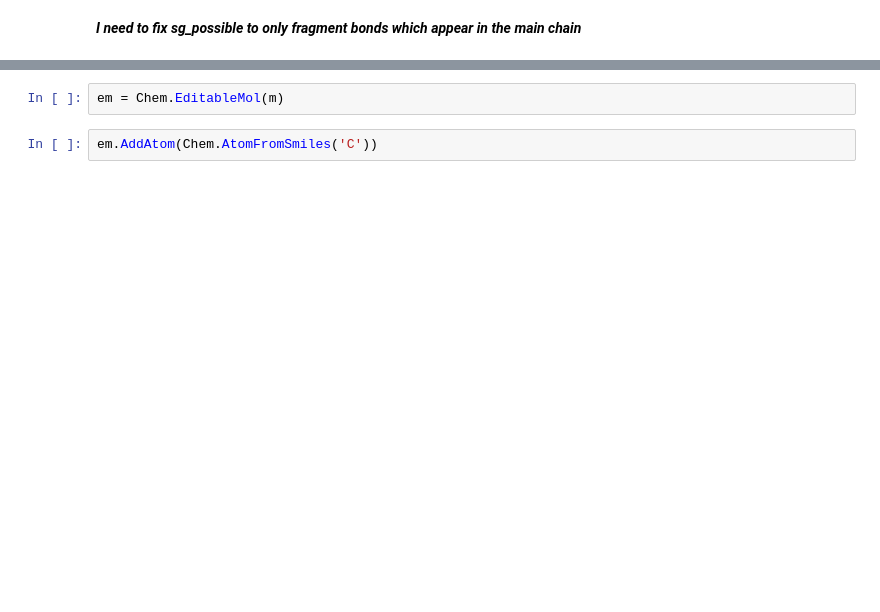
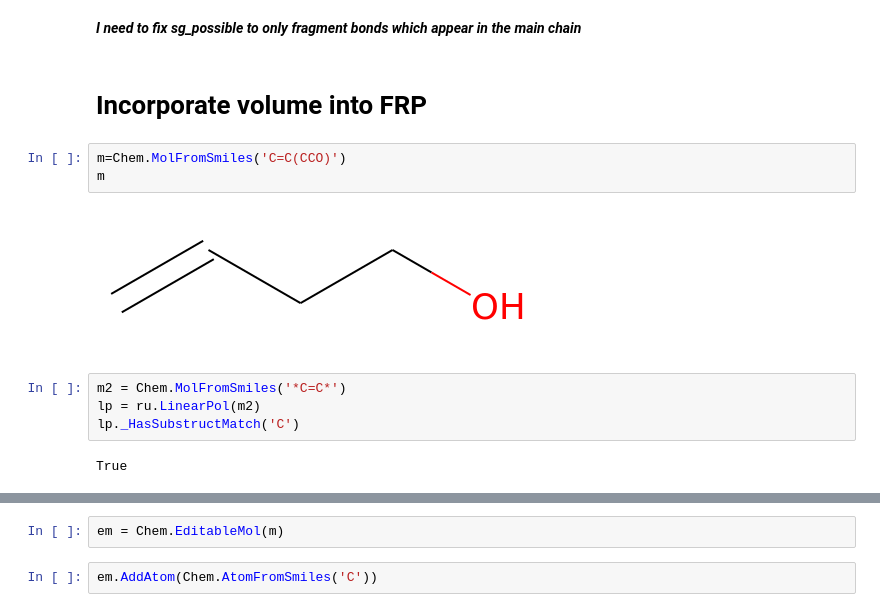
Before and after one commit to rishigurnani/hMOFs-Snurr, a Jupyter notebook: fall20_mse_8803.ipynb, the cells around one changed output, grey strips where cells are left out. Drawn from its saved outputs; the diff is of its cells as text; blank space fills up the shorter version.

```diff
--- a/fall20_mse_8803.ipynb
+++ b/fall20_mse_8803.ipynb
@@ -10,2 +9,15 @@ importlib.reload(retro)
 # %% [markdown]
 ***I need to fix sg_possible to only fragment bonds which appear in the main chain***
+# %% [markdown]
+# Incorporate volume into FRP
+# %%
+m=Chem.MolFromSmiles('C=C(CCO)')
+m
+# %% [output]
+[figure, added]
+# %%
+m2 = Chem.MolFromSmiles('*C=C*')
+lp = ru.LinearPol(m2)
+lp._HasSubstructMatch('C')
+# %% [output]
+True
```
Also changed, not shown: parts of 323 cells of this notebook, 5 other files.
